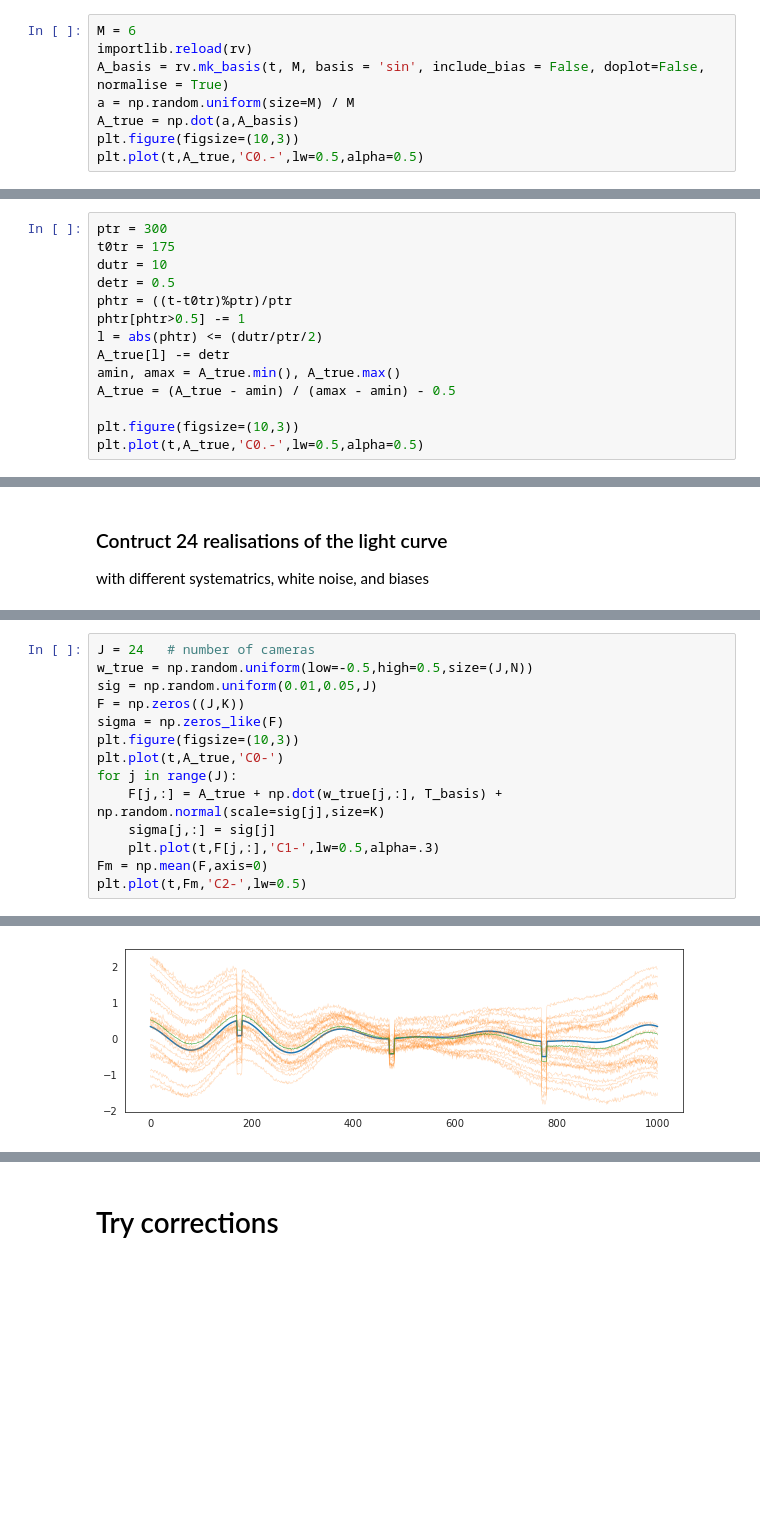
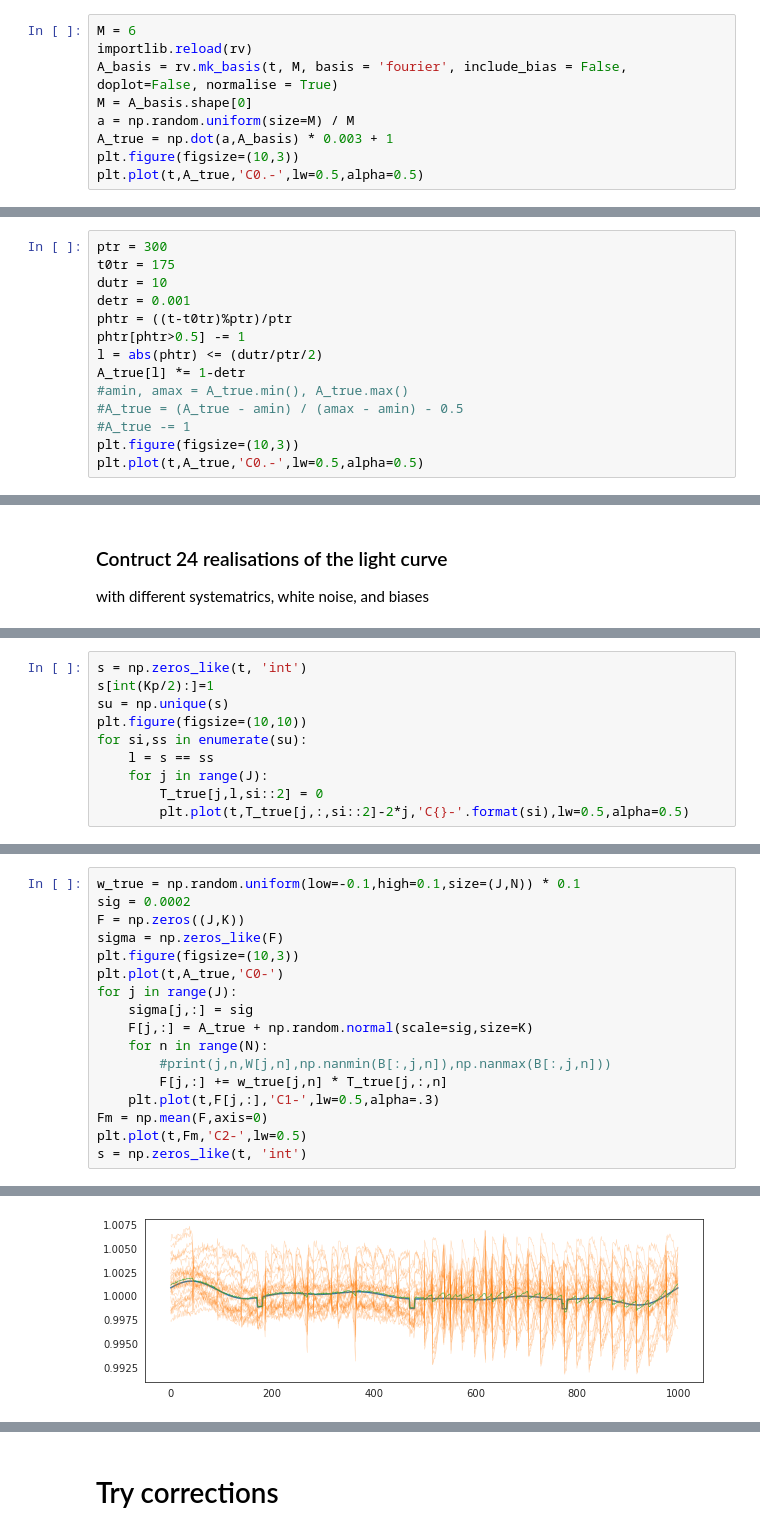
Before and after one commit to saigrain/republic, a Jupyter notebook: sim/test_simple.ipynb, the cells around one changed output, grey strips where cells are left out. Saved outputs shown, nothing was run; the diff lists cells and outputs as text; blank space fills up the shorter version.

```diff
--- a/sim/test_simple.ipynb
+++ b/sim/test_simple.ipynb
@@ -27,9 +28,10 @@ t = np.arange(K)[::step] # time array
 # %%
 M = 6
 importlib.reload(rv)
-A_basis = rv.mk_basis(t, M, basis = 'sin', include_bias = False, doplot=False, normalise = True)
+A_basis = rv.mk_basis(t, M, basis = 'fourier', include_bias = False, doplot=False, normalise = True)
+M = A_basis.shape[0]
 a = np.random.uniform(size=M) / M
-A_true = np.dot(a,A_basis)
+A_true = np.dot(a,A_basis) * 0.003 + 1
 plt.figure(figsize=(10,3))
 plt.plot(t,A_true,'C0.-',lw=0.5,alpha=0.5)
 # %% [output]
@@ -41,14 +43,14 @@ plt.plot(t,A_true,'C0.-',lw=0.5,alpha=0.5)
 ptr = 300
 t0tr = 175
 dutr = 10
-detr = 0.5
+detr = 0.001
 phtr = ((t-t0tr)%ptr)/ptr
 phtr[phtr>0.5] -= 1
 l = abs(phtr) <= (dutr/ptr/2)
-A_true[l] -= detr
-amin, amax = A_true.min(), A_true.max()
-A_true = (A_true - amin) / (amax - amin) - 0.5
-
+A_true[l] *= 1-detr
+#amin, amax = A_true.min(), A_true.max()
+#A_true = (A_true - amin) / (amax - amin) - 0.5
+#A_true -= 1
 plt.figure(figsize=(10,3))
 plt.plot(t,A_true,'C0.-',lw=0.5,alpha=0.5)
 # %% [output]
@@ -69,0 +133,10 @@ with different systematrics, white noise, and biases
+# %%
+s = np.zeros_like(t, 'int')
+s[int(Kp/2):]=1
+su = np.unique(s)
+plt.figure(figsize=(10,10))
+for si,ss in enumerate(su):
+    l = s == ss
+    for j in range(J):
+        T_true[j,l,si::2] = 0
+        plt.plot(t,T_true[j,:,si::2]-2*j,'C{}-'.format(si),lw=0.5,alpha=0.5)
@@ -70,15 +148,18 @@ with different systematrics, white noise, and biases
 # %%
-J = 24   # number of cameras
-w_true = np.random.uniform(low=-0.5,high=0.5,size=(J,N))
-sig = np.random.uniform(0.01,0.05,J)
+w_true = np.random.uniform(low=-0.1,high=0.1,size=(J,N)) * 0.1
+sig = 0.0002
 F = np.zeros((J,K))
 sigma = np.zeros_like(F)
 plt.figure(figsize=(10,3))
 plt.plot(t,A_true,'C0-')
 for j in range(J):
-    F[j,:] = A_true + np.dot(w_true[j,:], T_basis) + np.random.normal(scale=sig[j],size=K)
-    sigma[j,:] = sig[j]
+    sigma[j,:] = sig
+    F[j,:] = A_true + np.random.normal(scale=sig,size=K)
+    for n in range(N):
+        #print(j,n,W[j,n],np.nanmin(B[:,j,n]),np.nanmax(B[:,j,n]))
+        F[j,:] += w_true[j,n] * T_true[j,:,n]
     plt.plot(t,F[j,:],'C1-',lw=0.5,alpha=.3)
 Fm = np.mean(F,axis=0)
 plt.plot(t,Fm,'C2-',lw=0.5)
+s = np.zeros_like(t, 'int')
 # %% [output]
@@ -86,2 +166,2 @@ plt.plot(t,Fm,'C2-',lw=0.5)
-[figure, old version]
+[figure, new version]
 # %%
```
Also changed, not shown: parts of 23 cells of this notebook, 2 other files.
